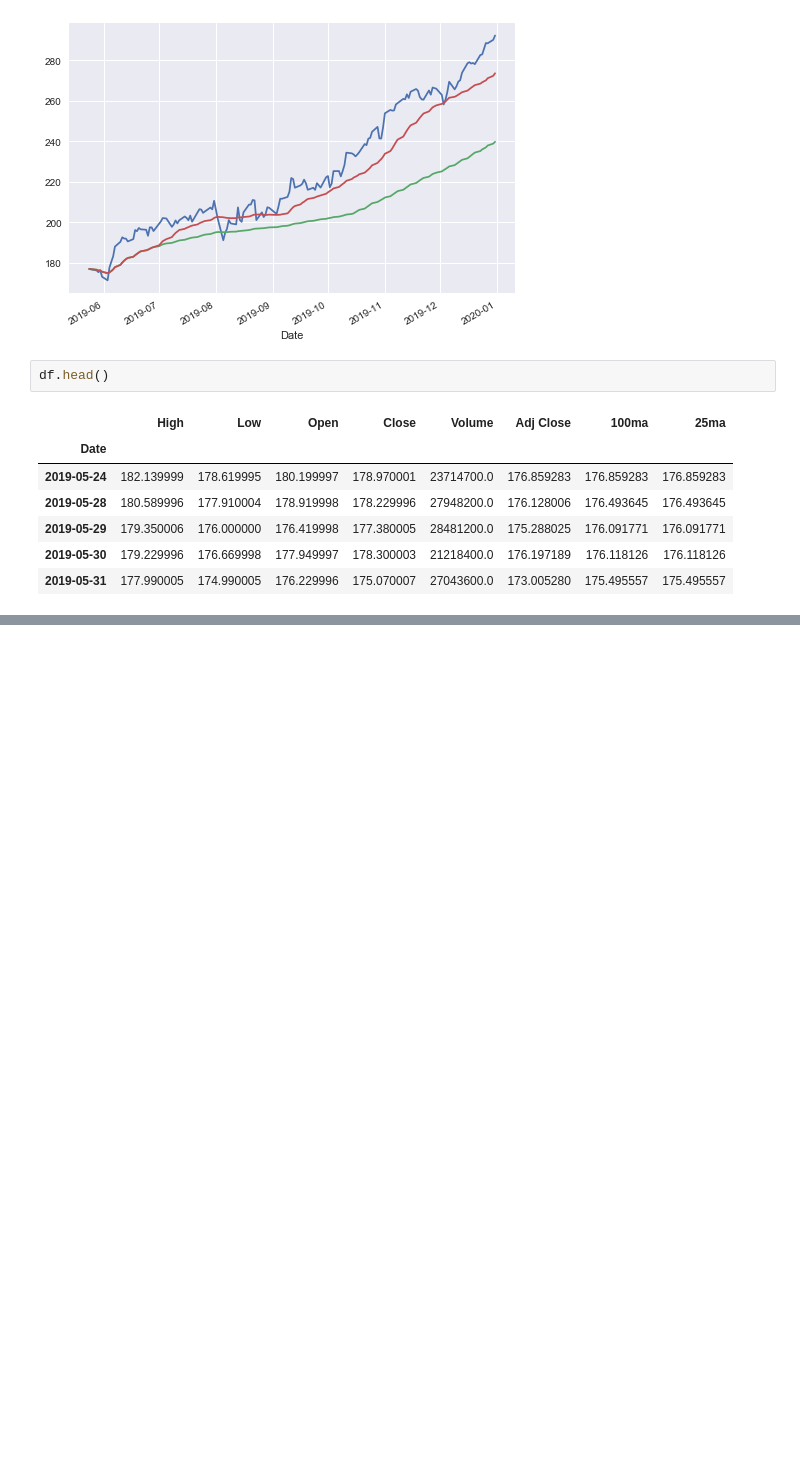
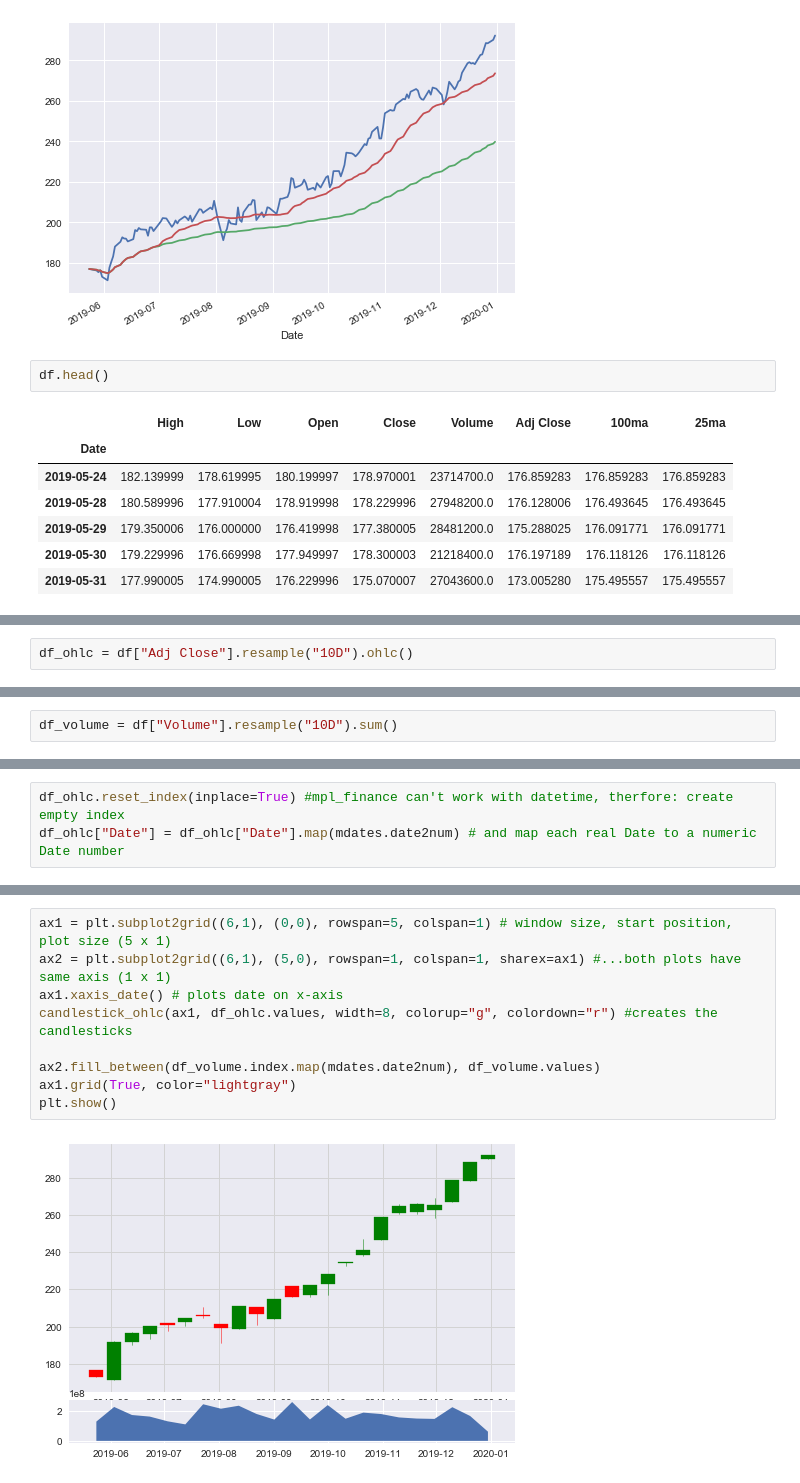
Before and after one commit to kick-ban-ignore/BA_Thesis_Statistics, a Jupyter notebook: Finance_Data.ipynb, the cells around one changed output, grey strips where cells are left out. Cells and saved outputs as stored; diff of their text form; blank space fills up the shorter version.

```diff
--- a/Finance_Data.ipynb
+++ b/Finance_Data.ipynb
@@ -95,0 +104,2 @@ ax3.bar(df.index, df["Volatility"])
+# %%
+df_ohlc = df["Adj Close"].resample("10D").ohlc()
@@ -95,0 +116,2 @@ ax3.bar(df.index, df["Volatility"])
+# %%
+df_volume = df["Volume"].resample("10D").sum()
@@ -95,0 +128,3 @@ ax3.bar(df.index, df["Volatility"])
+# %%
+df_ohlc.reset_index(inplace=True) #mpl_finance can't work with datetime, therfore: create empty index
+df_ohlc["Date"] = df_ohlc["Date"].map(mdates.date2num) # and map each real Date to a numeric Date number
@@ -95,0 +140,11 @@ ax3.bar(df.index, df["Volatility"])
+# %%
+ax1 = plt.subplot2grid((6,1), (0,0), rowspan=5, colspan=1) # window size, start position, plot size (5 x 1)
+ax2 = plt.subplot2grid((6,1), (5,0), rowspan=1, colspan=1, sharex=ax1) #...both plots have same axis (1 x 1)
+ax1.xaxis_date() # plots date on x-axis
+candlestick_ohlc(ax1, df_ohlc.values, width=8, colorup="g", colordown="r") #creates the candlesticks
+
+ax2.fill_between(df_volume.index.map(mdates.date2num), df_volume.values)
+ax1.grid(True, color="lightgray")
+plt.show()
+# %% [output]
+[figure, added]
```
Also changed, not shown: parts of 10 cells of this notebook.
